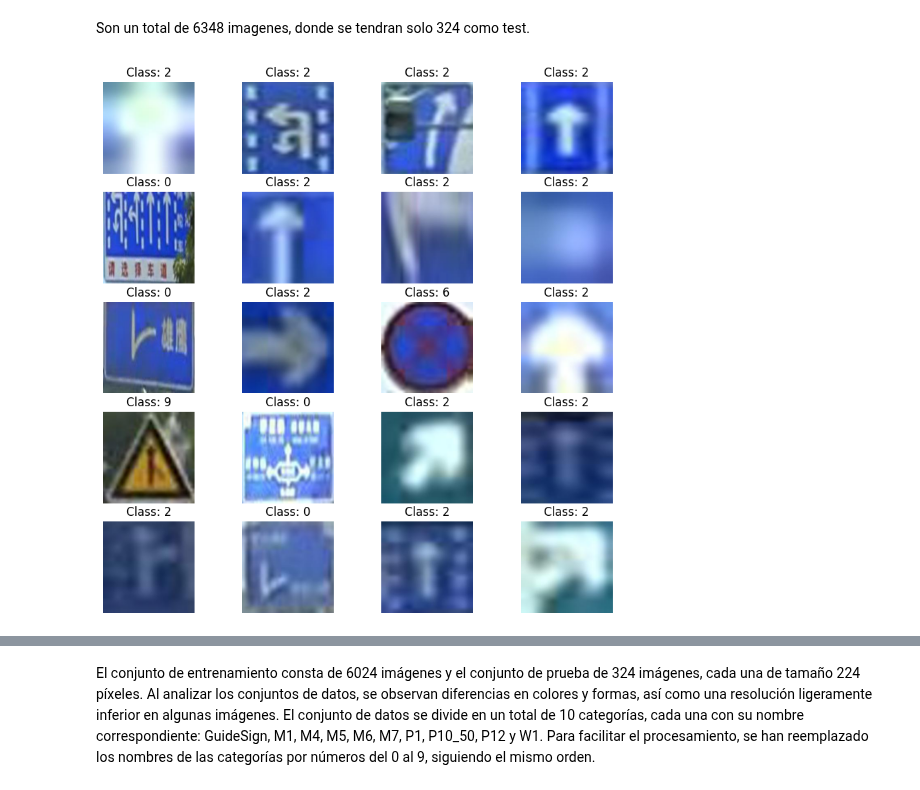
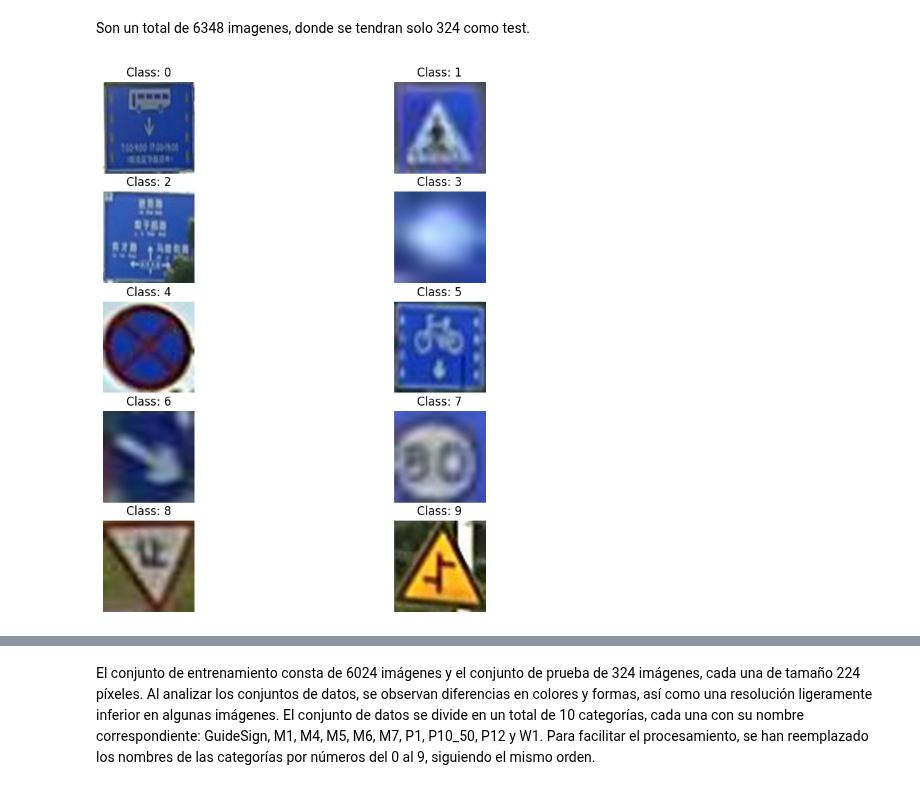
Before and after one commit to jsebastianquiroga/DEEP_LEARNING_PUJ, a Jupyter notebook: Traffic_sign/notebook/Taller_2_Caicedo_García_Quiroga.ipynb, the cells around one changed output, grey strips where cells are left out. Cells and saved outputs as stored; diff of their text form; code cells hidden in the pictures.

```diff
--- a/Traffic_sign/notebook/Taller_2_Caicedo_García_Quiroga.ipynb
+++ b/Traffic_sign/notebook/Taller_2_Caicedo_García_Quiroga.ipynb
@@ -178,20 +217,14 @@ Son un total de 6348 imagenes, donde se tendran solo 324 como test.
 # %%
-import numpy as np
-import matplotlib.pyplot as plt
-
-# Obtener un lote de imágenes y etiquetas generadas por el generador
-x_batch, y_batch = train_generator.next()
-
-# Convertir las etiquetas a etiquetas numéricas (clases)
-y_classes = np.argmax(y_batch, axis=1)
+# Obtener un lote de imágenes aleatorias de cada etiqueta
+random_images = get_random_image_from_each_label('dataset/train_dataset/train')
 
 # Visualizar las imágenes con sus respectivas etiquetas
 plt.figure(figsize=(10, 10))
-for i in range(size):
-    plt.subplot(5, 4, i+1)
-    plt.imshow(x_batch[i])
-    plt.title("Class: " + str(y_classes[i]))
+for i in range(len(random_images)):
+    plt.subplot(5, 2, i+1)
+    plt.imshow(random_images[i])
+    plt.title("Class: " + str(i))
     plt.axis('off')
 plt.show()
 # %% [output]
-[figure, old version]
+[figure, new version]
```
Also changed, not shown: parts of 4 cells of this notebook.
